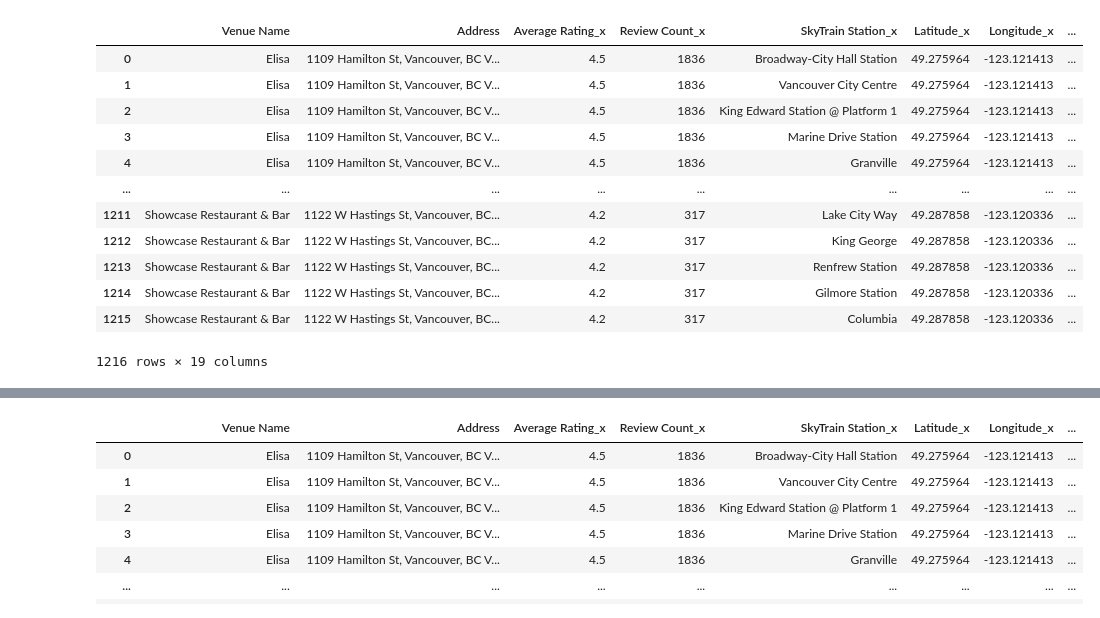
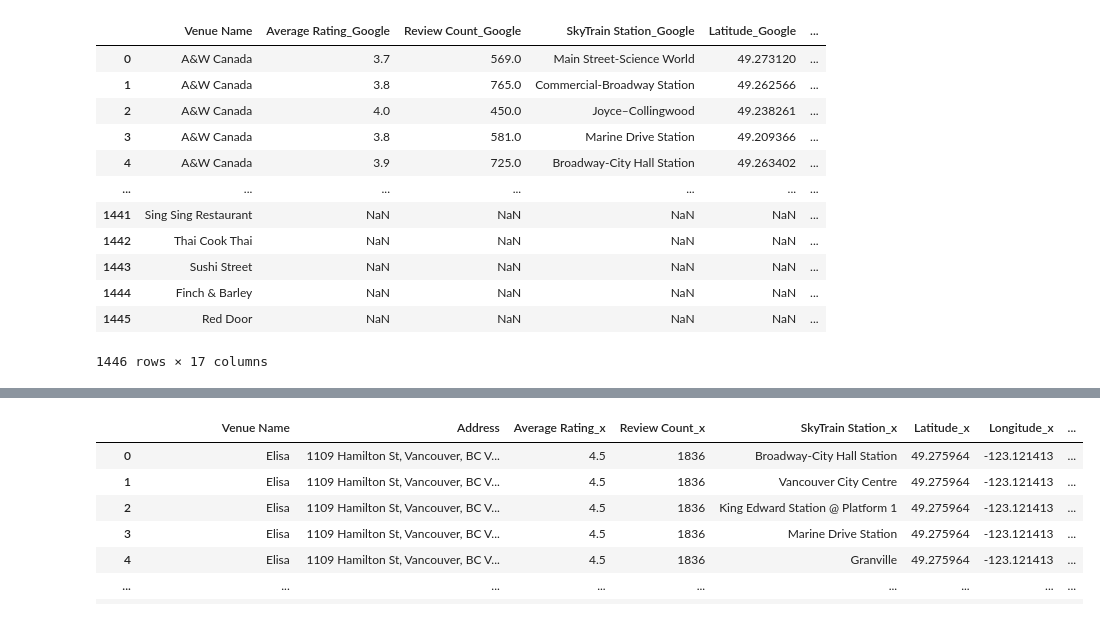
Before and after one commit to BNDT4Sen/Mid-Term-Project-Competitor-Analysis, a Jupyter notebook: API_Data/merging_venues_data.ipynb, the cells around one changed output, grey strips where cells are left out. Saved outputs shown, nothing was run; the diff lists cells and outputs as text; code cells hidden in the pictures.

```diff
--- a/API_Data/merging_venues_data.ipynb
+++ b/API_Data/merging_venues_data.ipynb
@@ -3,26 +3,26 @@ import pandas as pd
 # %%
 
 # Read the Google venue data from CSV
-google_venues = pd.read_csv('google_venues.csv')
+google_venues = pd.read_csv('google_pre_merge.csv')
 
 # Read the Yelp venue data from CSV
-yelp_venues = pd.read_csv('yelp_venues.csv')
+yelp_venues = pd.read_csv('yelp_pre_merge.csv')
 
-# Merge the data based on common attributes (e.g., venue name, address, etc.)
-merged_venues = pd.merge(google_venues, yelp_venues, on=['Venue Name'], how='inner')
+# # Merge the data based on common attributes (e.g., venue name, address, etc.)
+# merged_venues = pd.merge(google_venues, yelp_venues, on=['Venue Name'], how='outer', suffixes = ('_Google', '_Yelp'))
 
-merged_venues
+# merged_venues
 # %% [output]
-|  | Venue Name | Address | Average Rating_x | Review Count_x | SkyTrain Station_x | Latitude_x | Longitude_x | ... |
-| 0 | Elisa | 1109 Hamilton St, Vancouver, BC V... | 4.5 | 1836 | Broadway-City Hall Station | 49.275964 | -123.121413 | ... |
-| 1 | Elisa | 1109 Hamilton St, Vancouver, BC V... | 4.5 | 1836 | Vancouver City Centre | 49.275964 | -123.121413 | ... |
-| 2 | Elisa | 1109 Hamilton St, Vancouver, BC V... | 4.5 | 1836 | King Edward Station @ Platform 1 | 49.275964 | -123.121413 | ... |
-| 3 | Elisa | 1109 Hamilton St, Vancouver, BC V... | 4.5 | 1836 | Marine Drive Station | 49.275964 | -123.121413 | ... |
-| 4 | Elisa | 1109 Hamilton St, Vancouver, BC V... | 4.5 | 1836 | Granville | 49.275964 | -123.121413 | ... |
-| ... | ... | ... | ... | ... | ... | ... | ... | ... |
-| 1211 | Showcase Restaurant & Bar | 1122 W Hastings St, Vancouver, BC... | 4.2 | 317 | Lake City Way | 49.287858 | -123.120336 | ... |
-| 1212 | Showcase Restaurant & Bar | 1122 W Hastings St, Vancouver, BC... | 4.2 | 317 | King George | 49.287858 | -123.120336 | ... |
-| 1213 | Showcase Restaurant & Bar | 1122 W Hastings St, Vancouver, BC... | 4.2 | 317 | Renfrew Station | 49.287858 | -123.120336 | ... |
-| 1214 | Showcase Restaurant & Bar | 1122 W Hastings St, Vancouver, BC... | 4.2 | 317 | Gilmore Station | 49.287858 | -123.120336 | ... |
-| 1215 | Showcase Restaurant & Bar | 1122 W Hastings St, Vancouver, BC... | 4.2 | 317 | Columbia | 49.287858 | -123.120336 | ... |
+|  | Venue Name | Average Rating_Google | Review Count_Google | SkyTrain Station_Google | Latitude_Google | ... |
+| 0 | A&W Canada | 3.7 | 569.0 | Main Street-Science World | 49.273120 | ... |
+| 1 | A&W Canada | 3.8 | 765.0 | Commercial-Broadway Station | 49.262566 | ... |
+| 2 | A&W Canada | 4.0 | 450.0 | Joyce–Collingwood | 49.238261 | ... |
+| 3 | A&W Canada | 3.8 | 581.0 | Marine Drive Station | 49.209366 | ... |
+| 4 | A&W Canada | 3.9 | 725.0 | Broadway-City Hall Station | 49.263402 | ... |
+| ... | ... | ... | ... | ... | ... | ... |
+| 1441 | Sing Sing Restaurant | NaN | NaN | NaN | NaN | ... |
+| 1442 | Thai Cook Thai | NaN | NaN | NaN | NaN | ... |
+| 1443 | Sushi Street | NaN | NaN | NaN | NaN | ... |
+| 1444 | Finch & Barley | NaN | NaN | NaN | NaN | ... |
+| 1445 | Red Door | NaN | NaN | NaN | NaN | ... |
-1216 rows × 19 columns
+1446 rows × 17 columns
```
Also changed, not shown: parts of 14 cells of this notebook, 2 other files.
